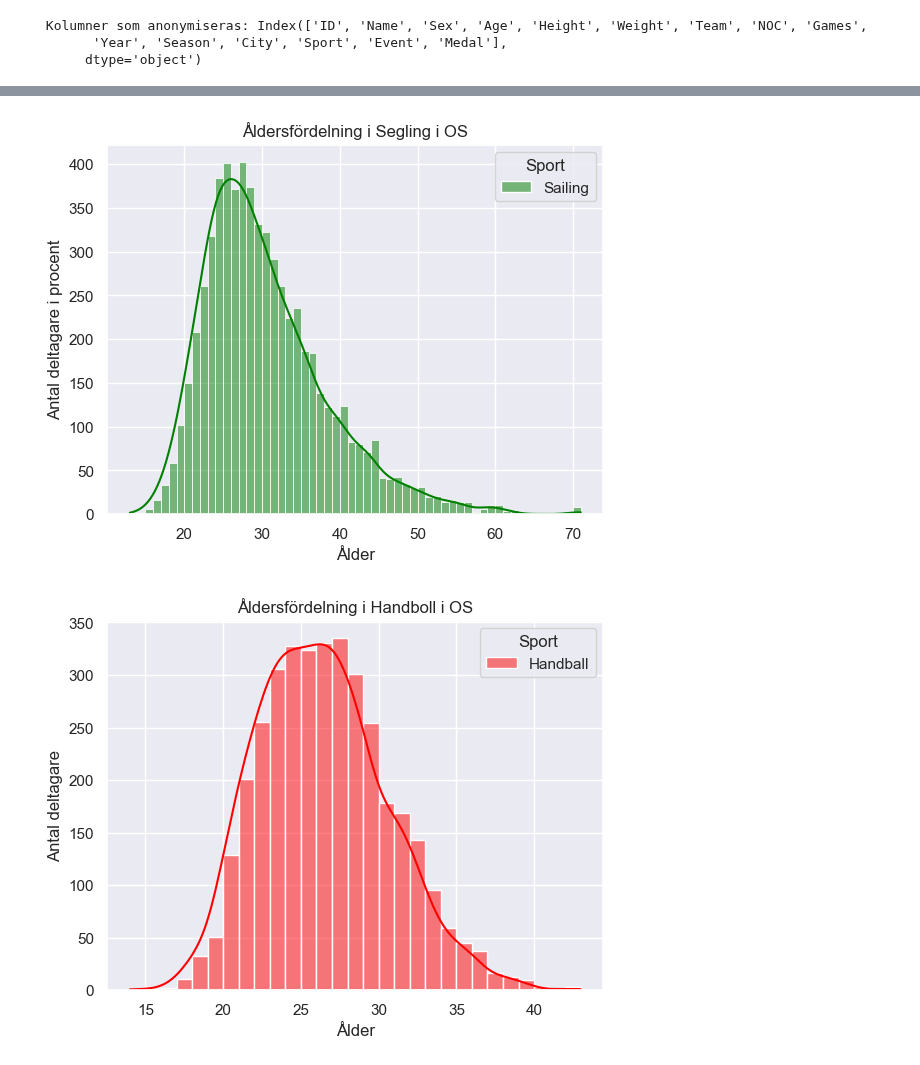
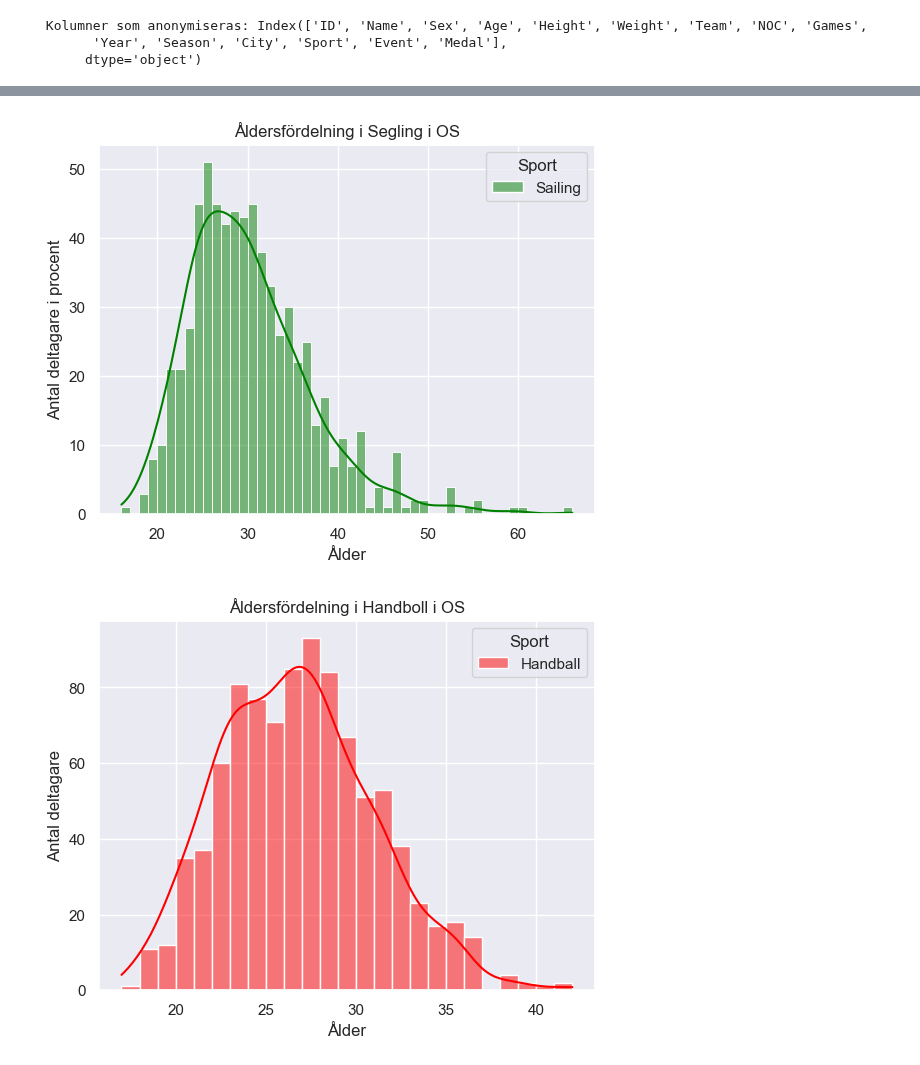
Before and after one commit to n00rp/Project_Olympic, a Jupyter notebook: Individuella filer/individuell_fil_jenny.ipynb, the cells around one changed output, grey strips where cells are left out. Drawn from its saved outputs; the diff is of its cells as text; code cells hidden in the pictures.

```diff
--- a/Individuella filer/individuell_fil_jenny.ipynb
+++ b/Individuella filer/individuell_fil_jenny.ipynb
@@ -97,6 +104,7 @@ plt.show()
 # %%
 #  åldersfördelning i OS Segling
 df_sporter = df_anonym[df_anonym["Sport"].isin(["Sailing"])]
+df_sporter = df_sporter.dropna()
 sns.set_theme(style="darkgrid")
 sns.histplot(x="Age", hue="Sport", data=df_sporter, binwidth=1, kde=True, palette=["Green"])
 
@@ -106,17 +114,18 @@ plt.ylabel("Antal deltagare i procent")
 
 plt.show()
 # %% [output]
-[figure, old version]
+[figure, new version]
 # %%
 #  åldersfördelning i OS Handboll
 df_sporter = df_anonym[df_anonym["Sport"].isin(["Handball"])]
+df_sporter = df_sporter.dropna()
 sns.set_theme(style="darkgrid")
 sns.histplot(x="Age", hue="Sport", data=df_sporter, binwidth=1, kde=True, palette=["Red"])
 
 plt.title("Åldersfördelning i Handboll i OS")
 plt.xlabel("Ålder")
 plt.ylabel("Antal deltagare")
 
 plt.show()
 # %% [output]
-[figure, old version]
+[figure, new version]
```
Also changed, not shown: parts of 4 cells of this notebook.
